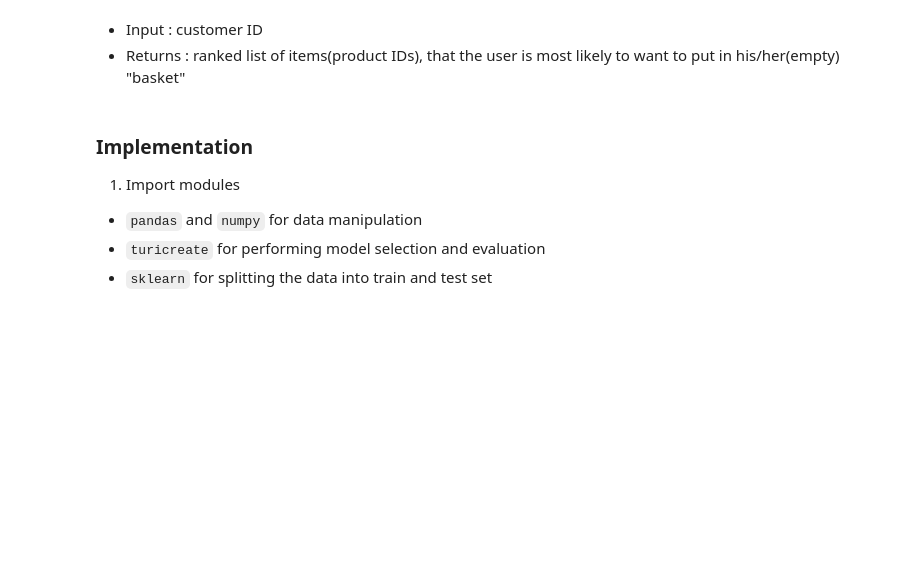
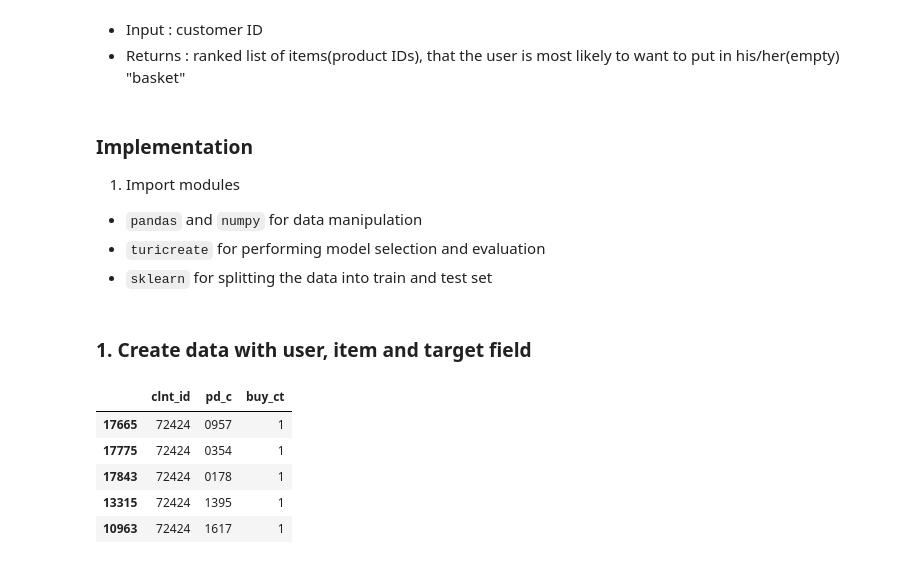
Before and after one commit to hojisu/recommendation-project, a Jupyter notebook: EDA-4.ipynb, the cells around one changed output. Cells and saved outputs as stored; diff of their text form; code cells hidden in the pictures; blank space fills up the shorter version.

```diff
--- a/EDA-4.ipynb
+++ b/EDA-4.ipynb
@@ -40,3 +32,20 @@ import numpy as np
 import time
 import turicreate as tc
 from sklearn.model_selection import train_test_split
+
+pd.options.display.max_rows = 100
+# %% [markdown]
+### 1. Create data with user, item and target field
+# %%
+transaction = df_transaction[['clnt_id', 'pd_c', 'buy_ct']]
+# %%
+transaction.sort_values(by='clnt_id', inplace=True)
+# %%
+transaction.tail()
+# %% [output]
+|  | clnt_id | pd_c | buy_ct |
+| 17665 | 72424 | 0957 | 1 |
+| 17775 | 72424 | 0354 | 1 |
+| 17843 | 72424 | 0178 | 1 |
+| 13315 | 72424 | 1395 | 1 |
+| 10963 | 72424 | 1617 | 1 |
```
Also changed, not shown: parts of 20 cells of this notebook, 2 other files.
